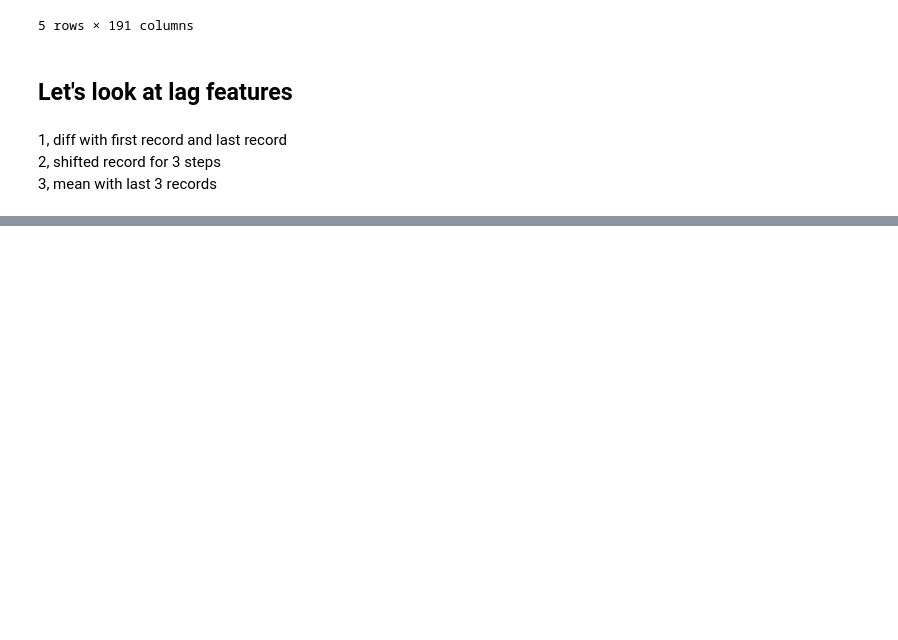
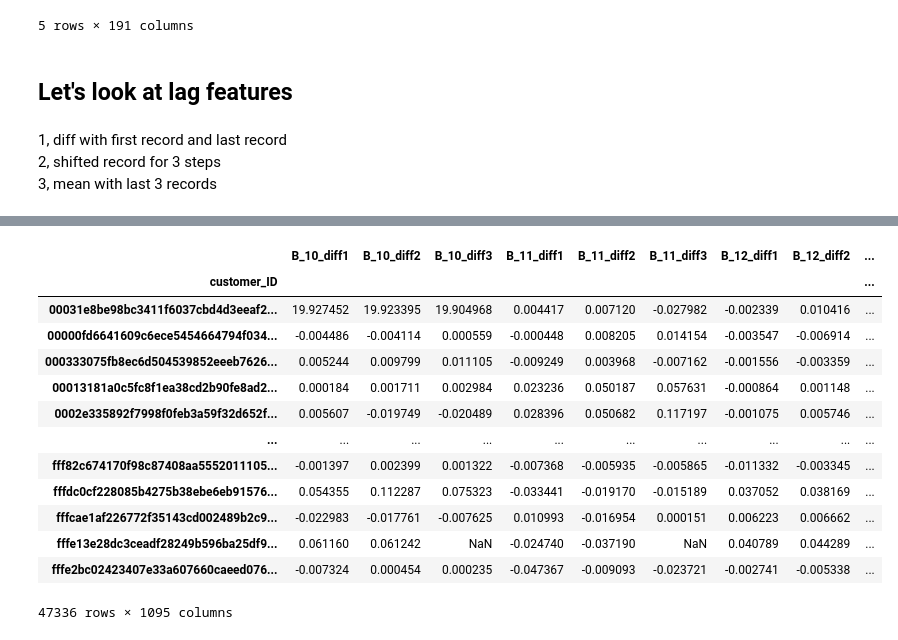
Before and after one commit to meltyyyyy/kaggle-amex, a Jupyter notebook: Notebooks/EDAs/Lag/EDA001.ipynb, the cells around one changed output, grey strips where cells are left out. Cells and saved outputs as stored; diff of their text form; code cells hidden in the pictures; blank space fills up the shorter version.

```diff
--- a/Notebooks/EDAs/Lag/EDA001.ipynb
+++ b/Notebooks/EDAs/Lag/EDA001.ipynb
@@ -88,11 +88,3 @@ train.head()
 # %%
 cat_features = ['B_30', 'B_38', 'D_114', 'D_116', 'D_117', 'D_120', 'D_126', 'D_63', 'D_64', 'D_66', 'D_68']
 cont_features = [col for col in train.columns if col not in cat_features + [Config.target, 'S_2', 'customer_ID']]
-# %%
-def add_diff_features(df):
-    df_diff = df.groupby('customer_ID')[cont_features].diff(1).rename(
-        columns={f: f"{f}_diff1" for f in cont_features})
-    df_diff = pd.concat([df['customer_ID'], df_diff], axis=1)
-    df_diff = df_diff.groupby('customer_ID').tail(1).reset_index(drop=True)
-    return df_diff
-df_diff1 = add_diff_features(train.copy())
@@ -114,0 +161,30 @@ df_diff1
+# %%
+def _add_avg_features(args, step=3):
+    customer_id, df = args
+    dfs = []
+    for window in [3, 6, 9, 12]:
+        df_avg = df[cont_features].rolling(window).mean(skipna=True).rename(columns={f: f"{f}_avg{window}" for f in cont_features})
+        df_avg = df_avg.tail(1).reset_index(drop=True)
+        dfs.append(df_avg)
+    df = pd.concat(dfs, axis=1)
+    df['customer_ID'] = customer_id
+    return df
+
+def add_avg_features(df : pd.DataFrame, processes=32):
+    with multiprocessing.Pool(processes=processes) as pool:
+        dfs = pool.imap_unordered(_add_avg_features, df.groupby('customer_ID'))
+        dfs = tqdm(dfs)
+        dfs = list(dfs)
+    df = pd.concat(dfs)
+    return df.reset_index(drop=True).sort_index(axis=1)
+
+train_avg = add_avg_features(train.copy())
+test_avg = add_avg_features(test.copy())
+# %%
+train_diff.set_index('customer_ID').join(
+    train_shift.set_index('customer_ID'),
+    how='left').join(
+        train_pct.set_index('customer_ID'),
+        how='left').join(
+            train_avg.set_index('customer_ID'),
+    how='left').reset_index(drop=False)
@@ -114,0 +205,17 @@ df_diff1
+# %%
+train_diff.set_index('customer_ID').join(train_shift.set_index('customer_ID'), how='left')
+# %% [output]
+|  | B_10_diff1 | B_10_diff2 | B_10_diff3 | B_11_diff1 | B_11_diff2 | B_11_diff3 | B_12_diff1 | B_12_diff2 | ... |
+| customer_ID |  |  |  |  |  |  |  |  | ... |
+| 00031e8be98bc3411f6037cbd4d3eeaf2... | 19.927452 | 19.923395 | 19.904968 | 0.004417 | 0.007120 | -0.027982 | -0.002339 | 0.010416 | ... |
+| 00000fd6641609c6ece5454664794f034... | -0.004486 | -0.004114 | 0.000559 | -0.000448 | 0.008205 | 0.014154 | -0.003547 | -0.006914 | ... |
+| 000333075fb8ec6d504539852eeeb7626... | 0.005244 | 0.009799 | 0.011105 | -0.009249 | 0.003968 | -0.007162 | -0.001556 | -0.003359 | ... |
+| 00013181a0c5fc8f1ea38cd2b90fe8ad2... | 0.000184 | 0.001711 | 0.002984 | 0.023236 | 0.050187 | 0.057631 | -0.000864 | 0.001148 | ... |
+| 0002e335892f7998f0feb3a59f32d652f... | 0.005607 | -0.019749 | -0.020489 | 0.028396 | 0.050682 | 0.117197 | -0.001075 | 0.005746 | ... |
+| ... | ... | ... | ... | ... | ... | ... | ... | ... | ... |
+| fff82c674170f98c87408aa5552011105... | -0.001397 | 0.002399 | 0.001322 | -0.007368 | -0.005935 | -0.005865 | -0.011332 | -0.003345 | ... |
+| fffdc0cf228085b4275b38ebe6eb91576... | 0.054355 | 0.112287 | 0.075323 | -0.033441 | -0.019170 | -0.015189 | 0.037052 | 0.038169 | ... |
+| fffcae1af226772f35143cd002489b2c9... | -0.022983 | -0.017761 | -0.007625 | 0.010993 | -0.016954 | 0.000151 | 0.006223 | 0.006662 | ... |
+| fffe13e28dc3ceadf28249b596ba25df9... | 0.061160 | 0.061242 | NaN | -0.024740 | -0.037190 | NaN | 0.040789 | 0.044289 | ... |
+| fffe2bc02423407e33a607660caeed076... | -0.007324 | 0.000454 | 0.000235 | -0.047367 | -0.009093 | -0.023721 | -0.002741 | -0.005338 | ... |
+47336 rows × 1095 columns
```
Also changed, not shown: parts of 5 cells of this notebook, 1 other file.
